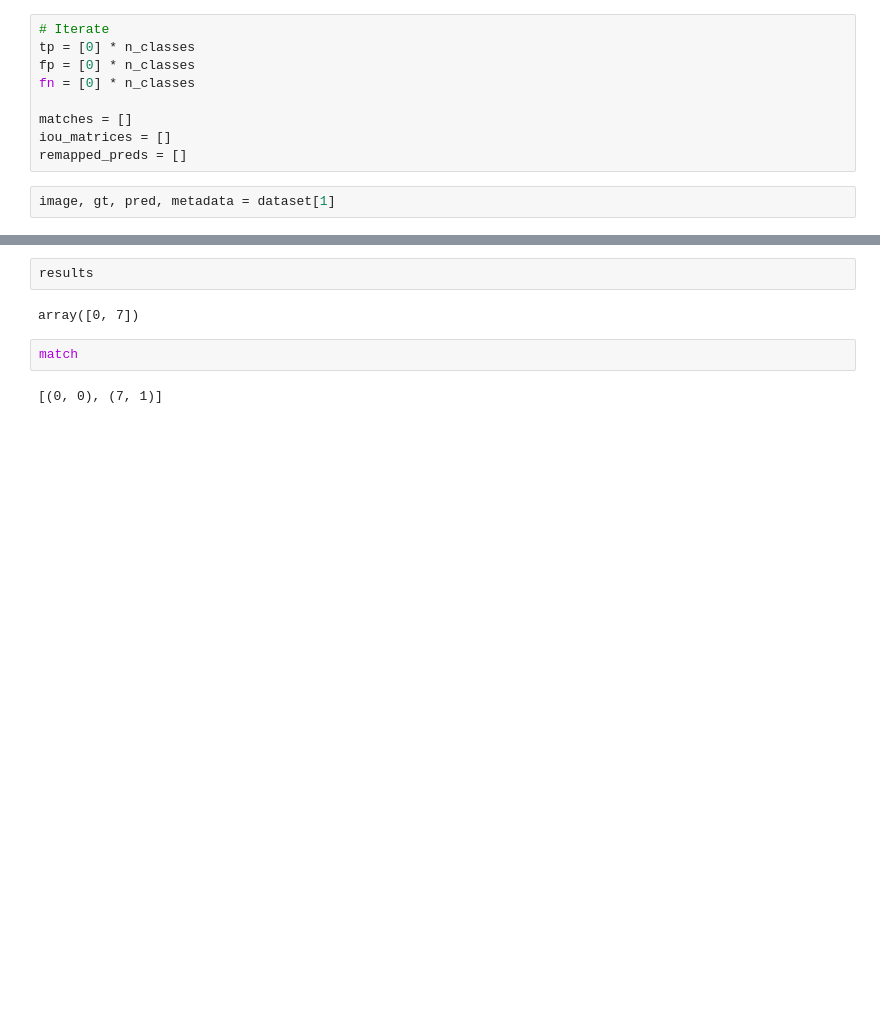
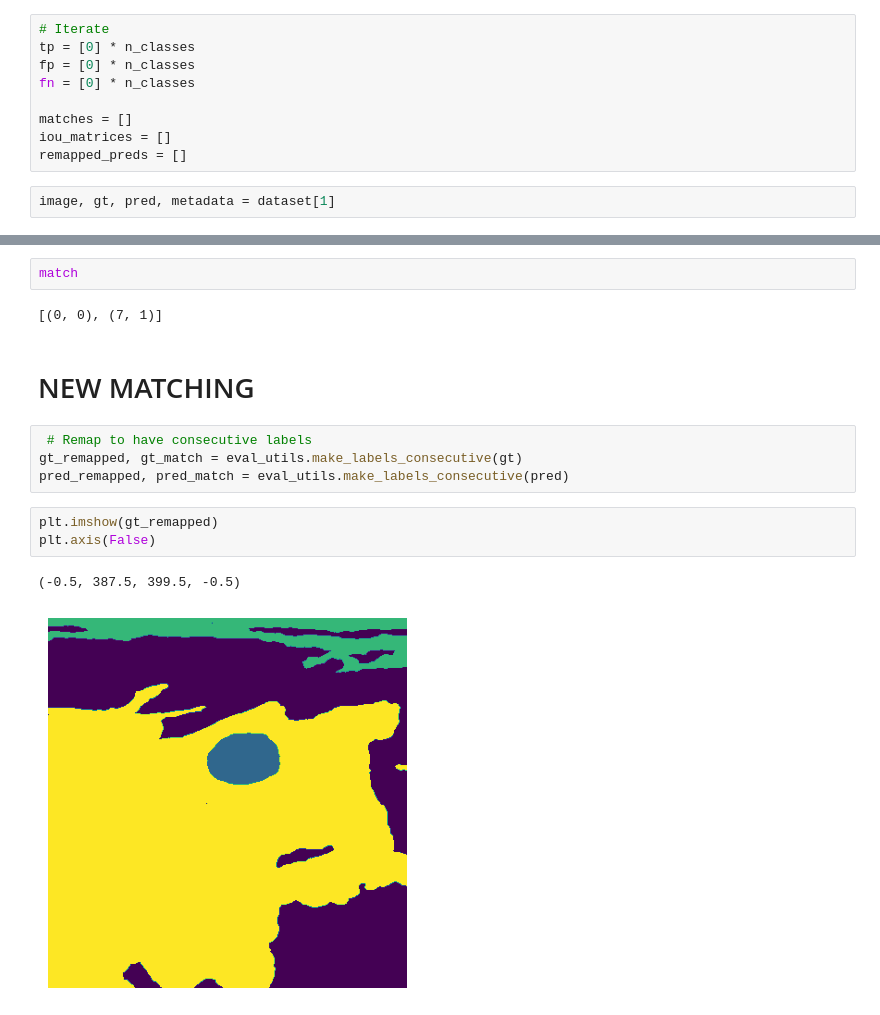
Before and after one commit to alexaatm/UnsupervisedSegmentor4Ultrasound, a Jupyter notebook: evaluation/majority_vote_demo.ipynb, the cells around one changed output, grey strips where cells are left out. Cells and saved outputs as stored; diff of their text form; blank space fills up the shorter version.

```diff
--- a/evaluation/majority_vote_demo.ipynb
+++ b/evaluation/majority_vote_demo.ipynb
@@ -140,8 +148,16 @@ PL 14, GT 1: IoU value=0.0
-# %%
-results
-# %% [output]
-array([0, 7])
 # %%
 match
 # %% [output]
 [(0, 0), (7, 1)]
+# %% [markdown]
+# NEW MATCHING
+# %%
+ # Remap to have consecutive labels
+gt_remapped, gt_match = eval_utils.make_labels_consecutive(gt)
+pred_remapped, pred_match = eval_utils.make_labels_consecutive(pred)
+# %%
+plt.imshow(gt_remapped)
+plt.axis(False)
+# %% [output]
+(-0.5, 387.5, 399.5, -0.5)
+[figure, added]
```
Also changed, not shown: parts of 31 cells of this notebook, 2 other files.
